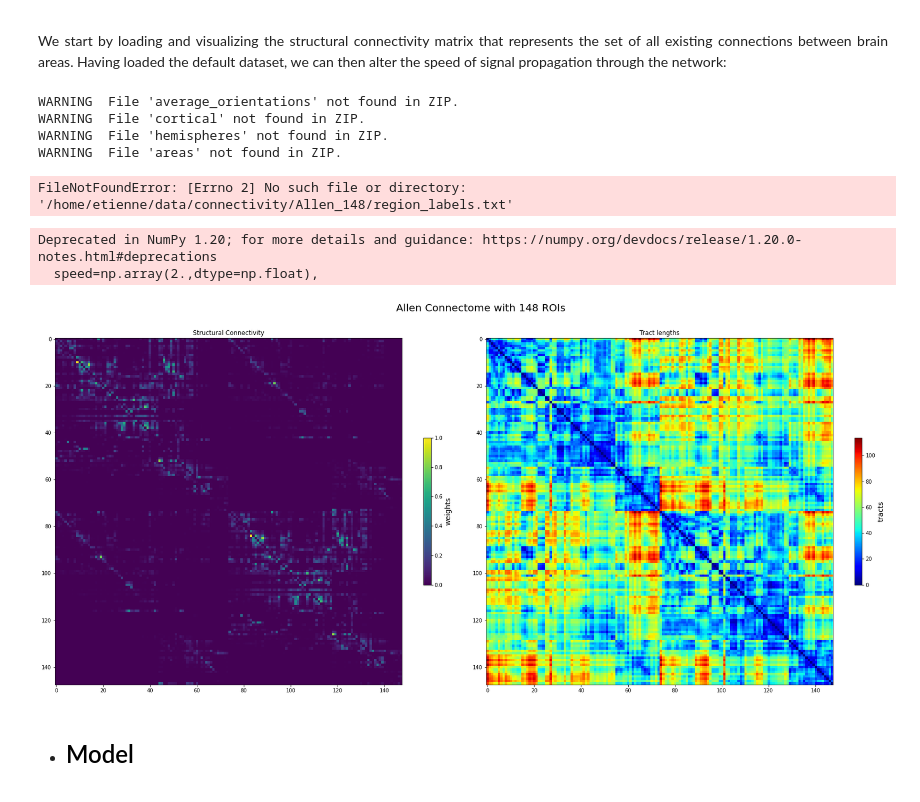
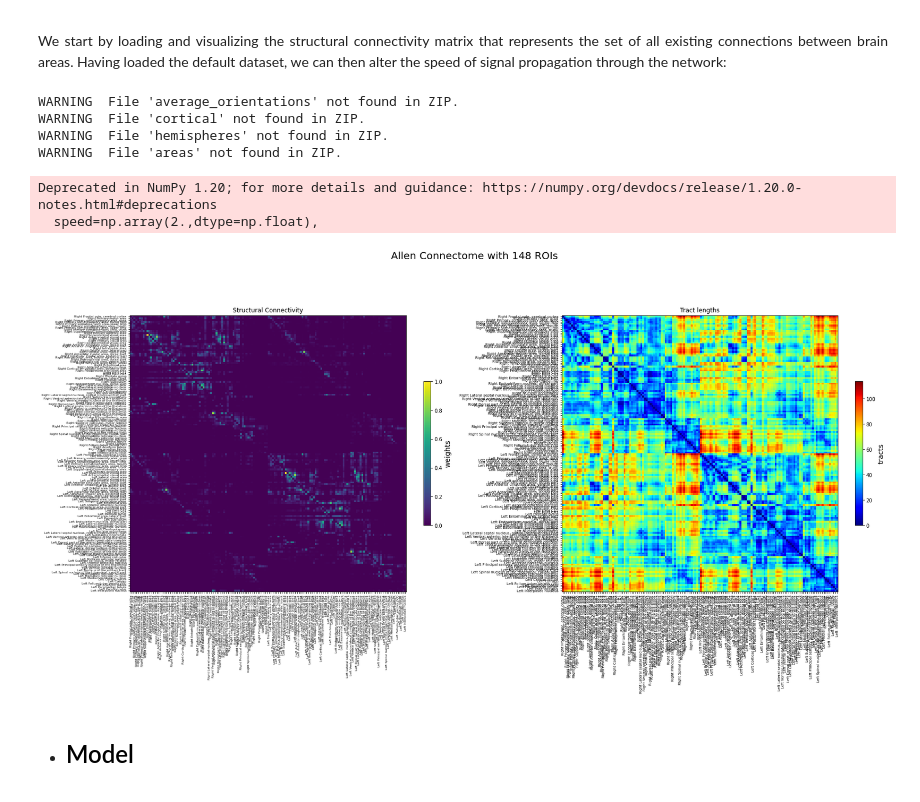
Before and after one commit to etienneguevel/etienne, a Jupyter notebook: notebooks/Hands-on.ipynb, the cells around one changed output. Cells and saved outputs as stored; diff of their text form; code cells hidden in the pictures.

```diff
--- a/notebooks/Hands-on.ipynb
+++ b/notebooks/Hands-on.ipynb
@@ -76,17 +76,14 @@ file_refs= nib.load(path + 'Vol_148_Allen.nii')
 A148= file_refs.get_fdata()
 
 # ROIs Labels
-with open(path+'Allen_148/region_labels.txt') as f:
+with open(path+'region_labels.txt') as f:
     content = f.readlines()   # remove whitespace characters like `\n` at the end of each line
 ROIs = [ix.strip() for ix in content]
-
-volsize=np.loadtxt(path+'/Allen_148/volsize.txt')
 # %% [output]
 WARNING  File 'average_orientations' not found in ZIP.
 WARNING  File 'cortical' not found in ZIP.
 WARNING  File 'hemispheres' not found in ZIP.
 WARNING  File 'areas' not found in ZIP.
-FileNotFoundError: [Errno 2] No such file or directory: '/home/etienne/data/connectivity/Allen_148/region_labels.txt'
 # %%
 # Setup the connectivity for the simulator
 conn               = connectivity.Connectivity(
@@ -102,31 +99,31 @@ Deprecated in NumPy 1.20; for more details and guidance: https://numpy.org/devdo
 # %%
 # Visualization
 fig=plt.figure(figsize=(24,16))
 fig.suptitle('Allen Connectome with 148 ROIs', fontsize=20)
 
 # weights
 plt.subplot(121)
 plt.title('Structural Connectivity')
 plt.imshow(A148_SC, interpolation='nearest', aspect='equal', cmap='viridis')
-#plt.xticks(range(0, nregions), ROIs, fontsize=6, rotation=90)
-#plt.yticks(range(0, nregions), ROIs, fontsize=6)
+plt.xticks(range(0, nregions), ROIs, fontsize=6, rotation=90)
+plt.yticks(range(0, nregions), ROIs, fontsize=6)
 cb=plt.colorbar(shrink=0.2)
 cb.set_label('weights', fontsize=14)
 
 #tracts
 plt.subplot(122)
 plt.title('Tract lengths')
 plt.imshow(A148_con.tract_lengths, interpolation='nearest', aspect='equal', cmap='jet')
-#plt.xticks(range(0, nregions), ROIs, fontsize=7, rotation=90)
-#plt.yticks(range(0, nregions), ROIs, fontsize=7)
+plt.xticks(range(0, nregions), ROIs, fontsize=7, rotation=90)
+plt.yticks(range(0, nregions), ROIs, fontsize=7)
 cb=plt.colorbar(shrink=0.2)
 cb.set_label('tracts', fontsize=14)
 
 fig.tight_layout()
 fig.subplots_adjust(top=1.25)
 plt.show()
 # %% [output]
-[figure, old version]
+[figure, new version]
 # %% [markdown]
 - ## <font size="5" face="arial" color="black"> Model</font>
 # %% [markdown]
```
Also changed, not shown: parts of 13 cells of this notebook, 7 other files.
